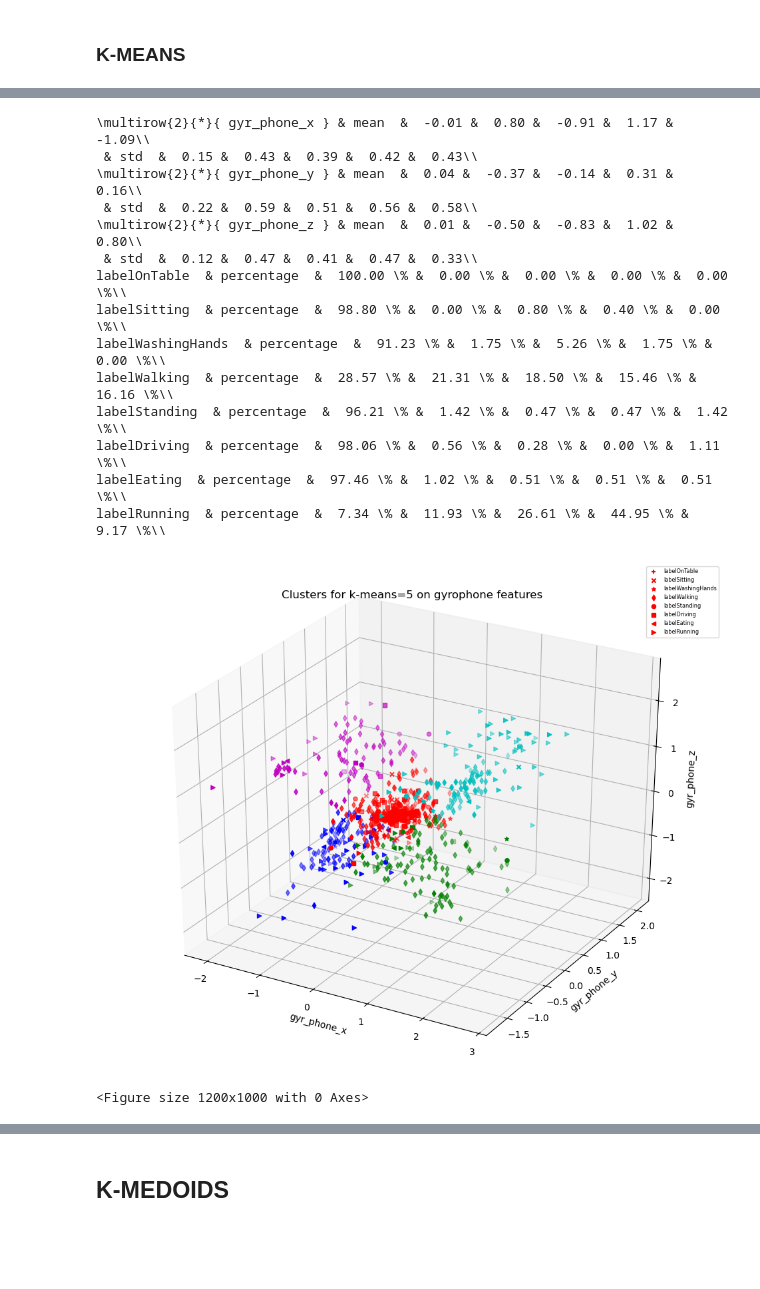
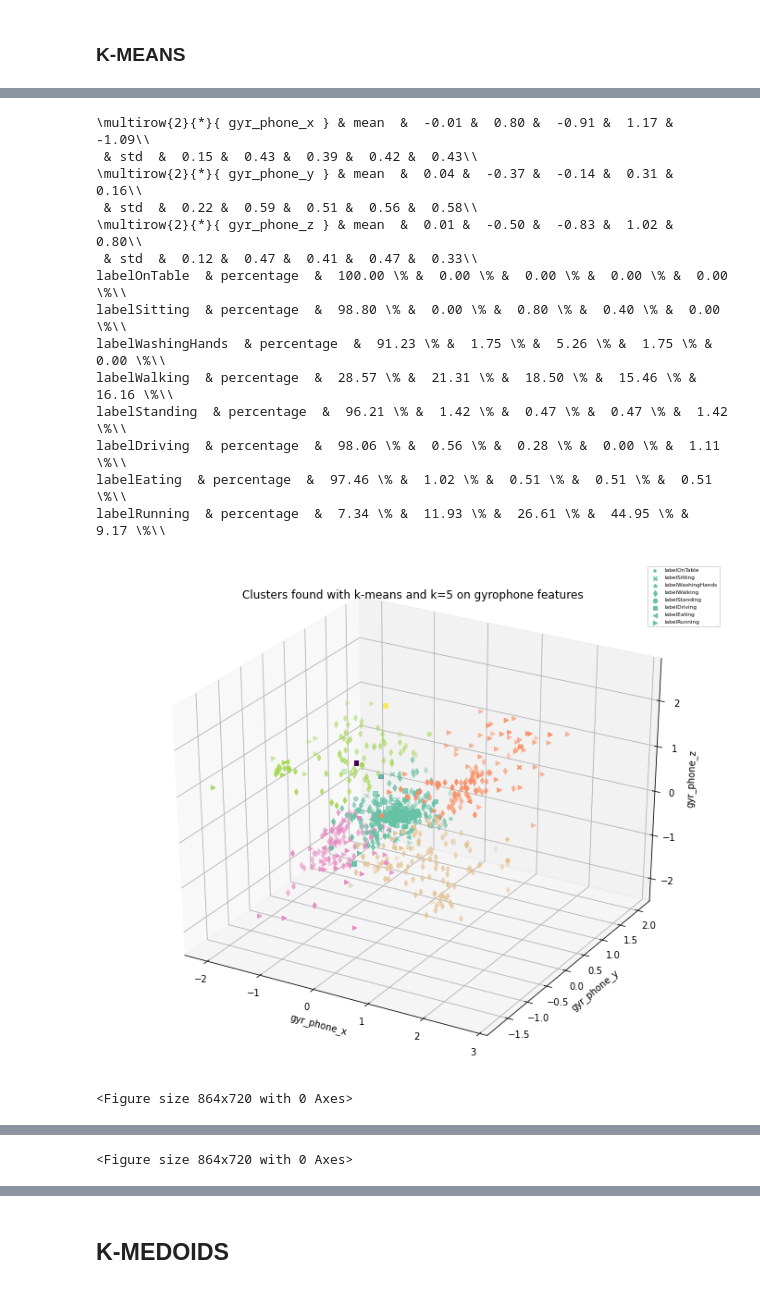
Before and after one commit to nedimazar/MLQS-G91-A1, a Jupyter notebook: src/A1_practical_ch5.ipynb, the cells around one changed output, grey strips where cells are left out. Drawn from its saved outputs; the diff is of its cells as text; code cells hidden in the pictures; blank space fills up the shorter version.

```diff
--- a/src/A1_practical_ch5.ipynb
+++ b/src/A1_practical_ch5.ipynb
@@ -71,7 +71,8 @@ def plot_clusters_3d(data_table, data_cols, cluster_col, label_cols,title=''):
             # Now we come to the assumption that there are three data_cols specified:
             if not len(data_cols) == 3:
                 return
-            plot_color = colors[color_index%len(colors)]
+            # plot_color = colors[color_index%len(colors)]
+            plot_color = [plt.get_cmap('Set2')(float(cluster) / len(clusters))]
             plot_marker = point_displays[marker_index%len(point_displays)]
             pt = ax.scatter(rows[data_cols[0]], rows[data_cols[1]], rows[data_cols[2]], c=plot_color, marker=plot_marker)
             if color_index == 0:
@@ -118,13 +162,13 @@ def plot_silhouette(data_table, cluster_col, silhouette_col):
         size_cluster_i = len(rows.index)
         y_upper = y_lower + size_cluster_i
 
-        color = plt.get_cmap('Spectral')(float(i) / len(clusters))
+        color = [plt.get_cmap('Set2')(float(i) / len(clusters))]
         ax1.fill_betweenx(np.arange(y_lower, y_upper),
                         0, ith_cluster_silhouette_values,
                         facecolor=color, edgecolor=color, alpha=0.7)
 
         # Label the silhouette plots with their cluster numbers at the middle
-        ax1.text(-0.05, y_lower + 0.5 * size_cluster_i, str(i))
+        ax1.text(-0.05, y_lower + 0.05 * size_cluster_i, str(i))
 
         # Compute the new y_lower for next plot
         y_lower = y_upper + 10  # 10 for the 0 samples
@@ -138,8 +182,8 @@ def plot_silhouette(data_table, cluster_col, silhouette_col):
 
     ax1.set_yticks([])  # Clear the yaxis labels / ticks
     ax1.set_xticks([-0.1, 0, 0.2, 0.4, 0.6, 0.8, 1])
-    figure
-    plt.show()
+
+    plt.figure()
 # %%
 # As usual, we set our program constants, read the input file and initialize a visualization object.
 DATA_PATH = Path('./intermediate_datafiles/')
@@ -191,26 +245,26 @@ Highest K-Means silhouette score: k =  9
 # %%
 plt.rcParams['figure.figsize'] = [12, 10]
 
 dataset = clusteringNH.k_means_over_instances(copy.deepcopy(dataset), ['gyr_phone_x', 'gyr_phone_y', 'gyr_phone_z'], k_kmean, 'default', 20, 10)
-plot_clusters_3d(copy.deepcopy(dataset), ['gyr_phone_x', 'gyr_phone_y', 'gyr_phone_z'], 'cluster', ['label'],title='Clusters for k-means=5 on gyrophone features')
+plot_clusters_3d(copy.deepcopy(dataset), ['gyr_phone_x', 'gyr_phone_y', 'gyr_phone_z'], 'cluster', ['label'],title='Clusters found with k-means and k=5 on gyrophone features')
 
 util.print_latex_statistics_clusters(dataset, 'cluster', ['gyr_phone_x', 'gyr_phone_y', 'gyr_phone_z'], 'label')
 # del dataset['silhouette']
-DataViz.plot_silhouette(dataset, 'cluster', 'silhouette')
+plot_silhouette(dataset, 'cluster', 'silhouette')
 # %% [output]
 \multirow{2}{*}{ gyr_phone_x } & mean  &  -0.01 &  0.80 &  -0.91 &  1.17 &  -1.09\\
  & std  &  0.15 &  0.43 &  0.39 &  0.42 &  0.43\\
 \multirow{2}{*}{ gyr_phone_y } & mean  &  0.04 &  -0.37 &  -0.14 &  0.31 &  0.16\\
  & std  &  0.22 &  0.59 &  0.51 &  0.56 &  0.58\\
 \multirow{2}{*}{ gyr_phone_z } & mean  &  0.01 &  -0.50 &  -0.83 &  1.02 &  0.80\\
  & std  &  0.12 &  0.47 &  0.41 &  0.47 &  0.33\\
 labelOnTable  & percentage  &  100.00 \% &  0.00 \% &  0.00 \% &  0.00 \% &  0.00 \%\\
 labelSitting  & percentage  &  98.80 \% &  0.00 \% &  0.80 \% &  0.40 \% &  0.00 \%\\
 labelWashingHands  & percentage  &  91.23 \% &  1.75 \% &  5.26 \% &  1.75 \% &  0.00 \%\\
 labelWalking  & percentage  &  28.57 \% &  21.31 \% &  18.50 \% &  15.46 \% &  16.16 \%\\
 labelStanding  & percentage  &  96.21 \% &  1.42 \% &  0.47 \% &  0.47 \% &  1.42 \%\\
 labelDriving  & percentage  &  98.06 \% &  0.56 \% &  0.28 \% &  0.00 \% &  1.11 \%\\
 labelEating  & percentage  &  97.46 \% &  1.02 \% &  0.51 \% &  0.51 \% &  0.51 \%\\
 labelRunning  & percentage  &  7.34 \% &  11.93 \% &  26.61 \% &  44.95 \% &  9.17 \%\\
-[figure, old version]
+[figure, new version]
-<Figure size 1200x1000 with 0 Axes>
+<Figure size 864x720 with 0 Axes>
@@ -216,0 +272 @@ labelRunning  & percentage  &  7.34 \% &  11.93 \% &  26.61 \% &  44.95 \% &  9.
+<Figure size 864x720 with 0 Axes>
```
Also changed, not shown: parts of 21 cells of this notebook.
